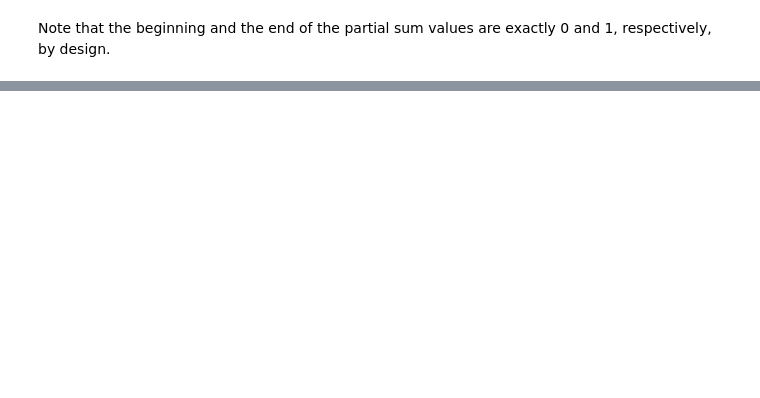
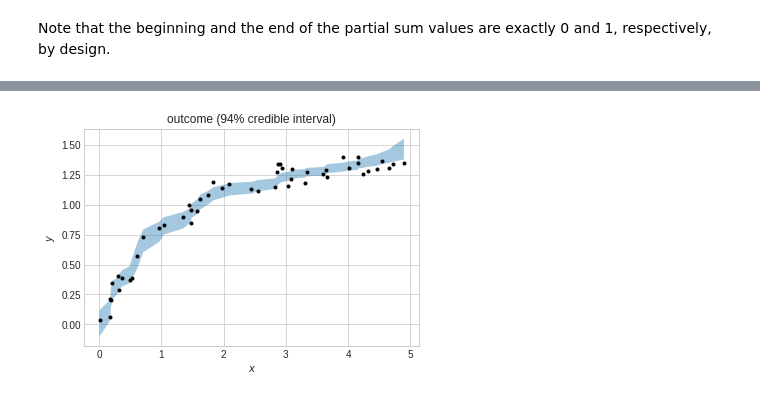
Before and after one commit to petrushev/bayesian-modeling, a Jupyter notebook: 06 monotone/monotone-dirichlet.ipynb, the cells around one changed output, grey strips where cells are left out. Cells and saved outputs as stored; diff of their text form; code cells hidden in the pictures; blank space fills up the shorter version.

```diff
--- a/06 monotone/monotone-dirichlet.ipynb
+++ b/06 monotone/monotone-dirichlet.ipynb
@@ -123,0 +136,12 @@ None
+# %%
+with pm.Model() as m_ordered:
+    N = data.shape[0]
+
+    a = pm.Normal('a', 2, 2, transform=pm.transforms.ordered, shape=N,
+                  testval=np.linspace(-1, 5, N))
+
+    eps = pm.HalfCauchy('eps', beta=0.1)
+    obs = pm.Normal('obs', a, eps,
+                    observed=data.y.values)
+
+    m_ordered.trace = pm.sample(5000, tune=5000, chains=2)
@@ -123,0 +159,9 @@ None
+# %%
+tmp = az.hdi(m_ordered.trace['a'])
+plt.fill_between(data.x, tmp[:, 0], tmp[:, 1], alpha=.4)
+plt.scatter(data.x, data.y, marker='.', color='k')
+plt.gca().set(title='outcome (94% credible interval)',
+              xlabel='$x$', ylabel='$y$')
+None
+# %% [output]
+[figure, added]
```
Also changed, not shown: parts of 11 cells of this notebook, 3 other files.
